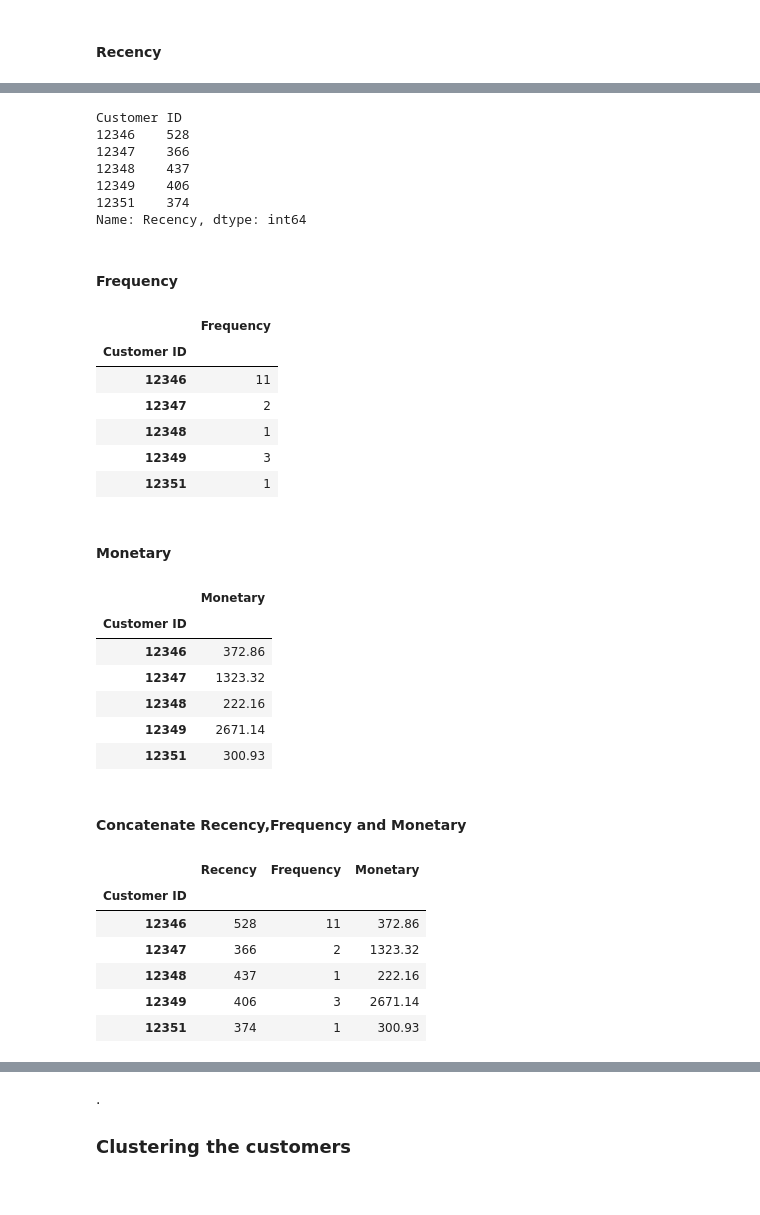
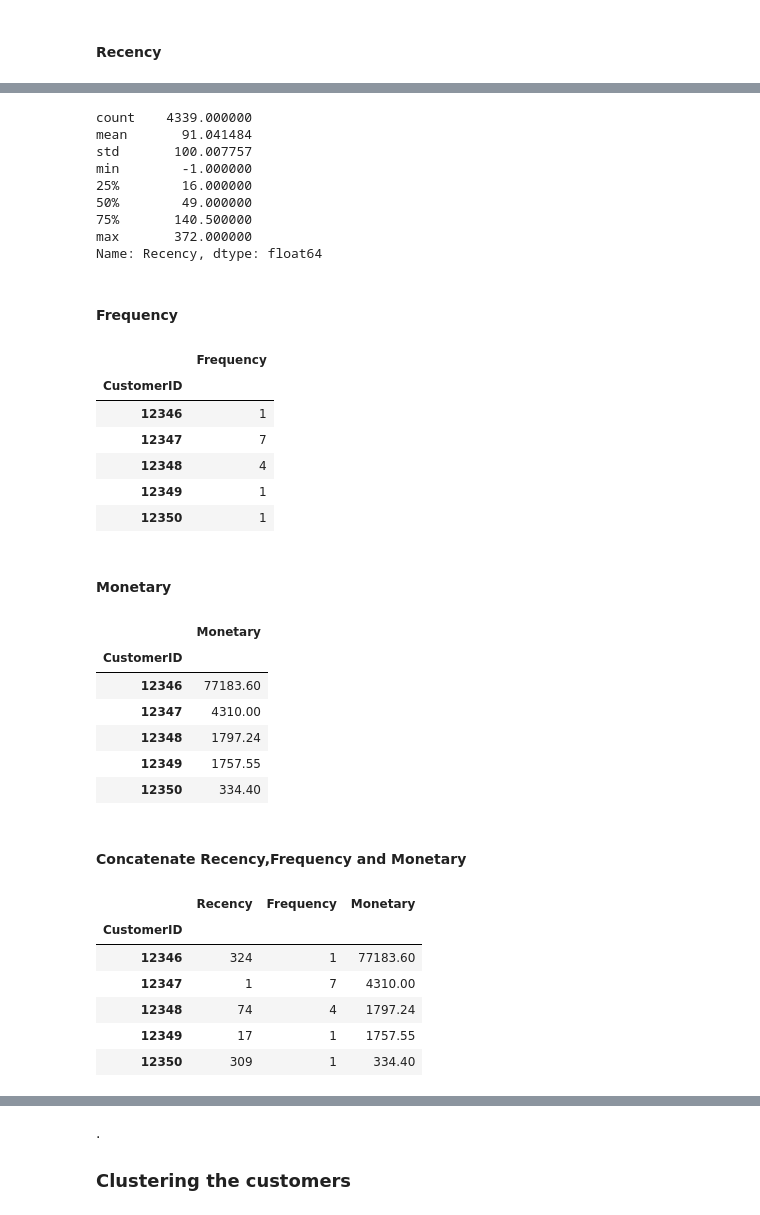
Before and after one commit to satyam-gaikwad/machine-learning, a Jupyter notebook: customer_segmentation_rfm_analysis.ipynb, the cells around one changed output, grey strips where cells are left out. Drawn from its saved outputs; the diff is of its cells as text; code cells hidden in the pictures.

```diff
--- a/customer_segmentation_rfm_analysis.ipynb
+++ b/customer_segmentation_rfm_analysis.ipynb
@@ -15,5 +12,5 @@ Requirement already satisfied: sklearn in /home/user/.local/lib/python3.10/site-
 # %%
-df = pd.read_excel('online_retail_II.xlsx')
+df = pd.read_excel('/home/user/Downloads/Online Retail.xlsx')
 # %%
 df.info()
 # %% [output]
@@ -73,7 +54,7 @@ list(df['Invoice'].unique())
 # %% [markdown]
  Let's remove all the entries with C in data as those products are returned.
 # %%
-df = df[~df['Invoice'].str.contains("C",na=False)]
+df = df[~df['InvoiceNo'].str.contains("C",na=False)]
 # %% [markdown]
 #### Recency
 # %%
@@ -90,65 +71,68 @@ df["Customer ID"] = df["Customer ID"].astype(int)
 df["InvoiceDate"] = pd.to_datetime(df["InvoiceDate"])
 # %%
 # Grouping the last invoice dates according to the Customer ID variable, subtracting them from today_date, and assigning them as recency
-recency = (today_date - df.groupby("Customer ID").agg({"InvoiceDate":"max"}))
+recency = (today_date - df.groupby("CustomerID").agg({"InvoiceDate":"max"}))
 # Rename column name as Recency
 recency.rename(columns = {"InvoiceDate":"Recency"}, inplace = True)
 # Change the values to day format
 recency_df = recency["Recency"].apply(lambda x: x.days)
-recency_df.head()
+recency_df.describe()
 # %% [output]
-Customer ID
-12346    528
-12347    366
-12348    437
-12349    406
-12351    374
-Name: Recency, dtype: int64
+count    4339.000000
+mean       91.041484
+std       100.007757
+min        -1.000000
+25%        16.000000
+50%        49.000000
+75%       140.500000
+max       372.000000
+Name: Recency, dtype: float64
 # %% [markdown]
 #### Frequency
 # %%
 # Grouping unique values of invoice date according to customer_id variable and assigning them to freq_df variable
-freq_df = df.groupby("Customer ID").agg({"InvoiceDate":"nunique"})
+freq_df = df.groupby("CustomerID").agg({"InvoiceDate":"nunique"})
 # Rename column name as Frequency
 freq_df.rename(columns={"InvoiceDate": "Frequency"}, inplace=True)
 freq_df.head()
 # %% [output]
 |  | Frequency |
-| Customer ID |  |
-| 12346 | 11 |
-| 12347 | 2 |
-| 12348 | 1 |
-| 12349 | 3 |
-| 12351 | 1 |
+| CustomerID |  |
+| 12346 | 1 |
+| 12347 | 7 |
+| 12348 | 4 |
+| 12349 | 1 |
+| 12350 | 1 |
 # %% [markdown]
 #### Monetary
 # %%
 # Multiplying the prices and quantities of purchased products and assigning them to the total price variable
-df["TotalPrice"] = df["Quantity"] * df["Price"]
+df["TotalPrice"] = df["Quantity"] * df["UnitPrice"]
 # %%
 # Grouping and sum up total prices according to each Customer ID
-monetary_df = df.groupby("Customer ID").agg({"TotalPrice":"sum"})
+monetary_df = df.groupby("CustomerID").agg({"TotalPrice":"sum"})
 # Rename Total Price column as Monetary
 monetary_df.rename(columns={"TotalPrice":"Monetary"}, inplace=True)
 monetary_df.head()
 # %% [output]
 |  | Monetary |
-| Customer ID |  |
-| 12346 | 372.86 |
-| 12347 | 1323.32 |
-| 12348 | 222.16 |
-| 12349 | 2671.14 |
-| 12351 | 300.93 |
+| CustomerID |  |
+| 12346 | 77183.60 |
+| 12347 | 4310.00 |
+| 12348 | 1797.24 |
+| 12349 | 1757.55 |
+| 12350 | 334.40 |
 # %% [markdown]
 #### Concatenate Recency,Frequency and Monetary
 # %%
 rfm = pd.concat([recency_df, freq_df, monetary_df],  axis=1)
+rfm = rfm[~rfm['Recency']<0]
 rfm.head()
 # %% [output]
 |  | Recency | Frequency | Monetary |
-| Customer ID |  |  |  |
-| 12346 | 528 | 11 | 372.86 |
-| 12347 | 366 | 2 | 1323.32 |
-| 12348 | 437 | 1 | 222.16 |
-| 12349 | 406 | 3 | 2671.14 |
-| 12351 | 374 | 1 | 300.93 |
+| CustomerID |  |  |  |
+| 12346 | 324 | 1 | 77183.60 |
+| 12347 | 1 | 7 | 4310.00 |
+| 12348 | 74 | 4 | 1797.24 |
+| 12349 | 17 | 1 | 1757.55 |
+| 12350 | 309 | 1 | 334.40 |
```
Also changed, not shown: parts of 41 cells of this notebook.
